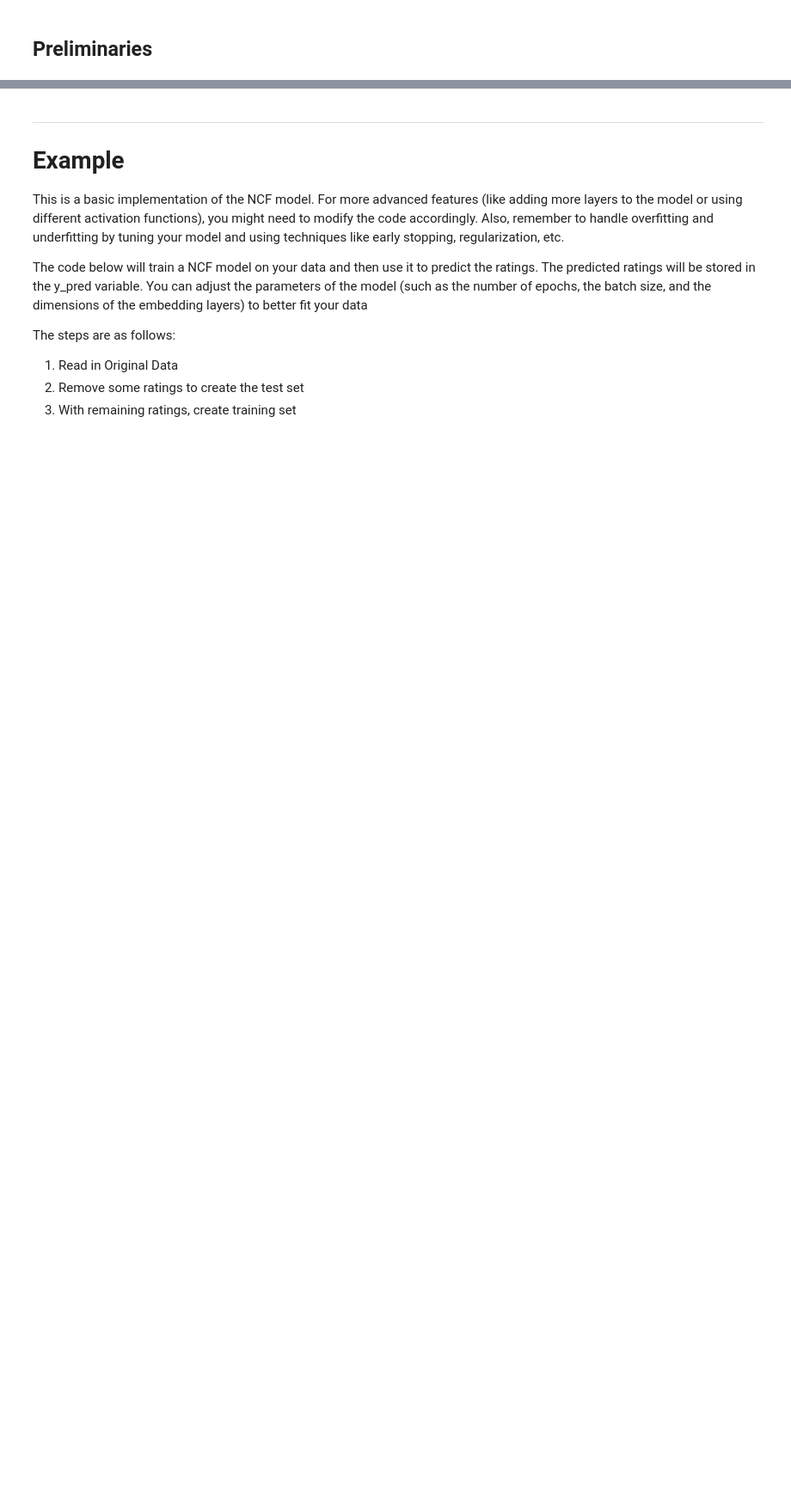
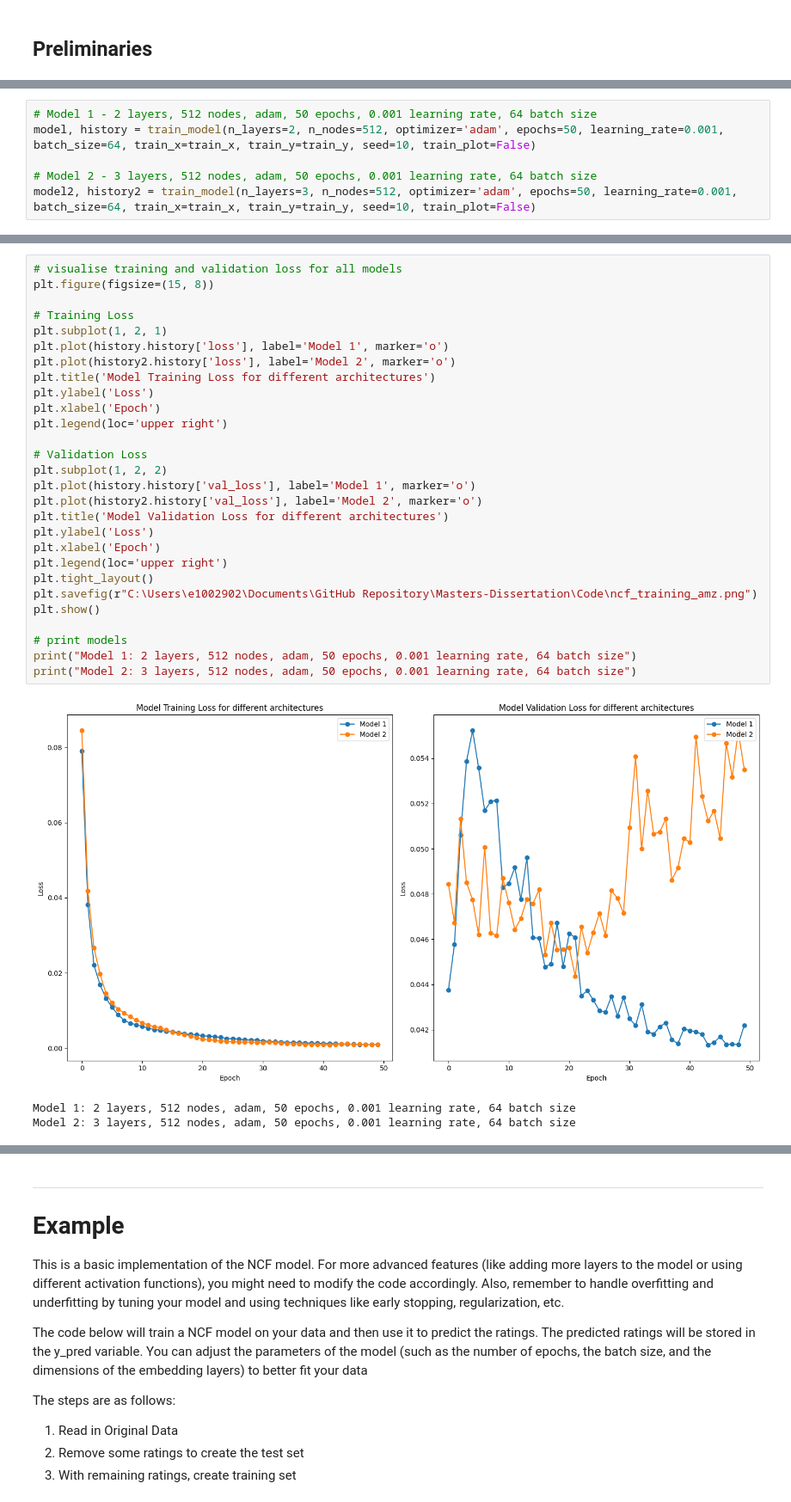
Before and after one commit to pavsingh7/Masters-Dissertation, a Jupyter notebook: Code/7 neural_collab_filtering.ipynb, the cells around one changed output, grey strips where cells are left out. Shown at 86% size. Cells and saved outputs as stored; diff of their text form; blank space fills up the shorter version.

Commit message:
applied amazon data on models

```diff
--- a/Code/7 neural_collab_filtering.ipynb
+++ b/Code/7 neural_collab_filtering.ipynb
@@ -24,0 +231,6 @@ import tensorflow as tf
+# %%
+# Model 1 - 2 layers, 512 nodes, adam, 50 epochs, 0.001 learning rate, 64 batch size
+model, history = train_model(n_layers=2, n_nodes=512, optimizer='adam', epochs=50, learning_rate=0.001, batch_size=64, train_x=train_x, train_y=train_y, seed=10, train_plot=False)
+
+# Model 2 - 3 layers, 512 nodes, adam, 50 epochs, 0.001 learning rate, 64 batch size
+model2, history2 = train_model(n_layers=3, n_nodes=512, optimizer='adam', epochs=50, learning_rate=0.001, batch_size=64, train_x=train_x, train_y=train_y, seed=10, train_plot=False)
@@ -24,0 +255,32 @@ import tensorflow as tf
+# %%
+# visualise training and validation loss for all models
+plt.figure(figsize=(15, 8))
+
+# Training Loss
+plt.subplot(1, 2, 1)
+plt.plot(history.history['loss'], label='Model 1', marker='o')
+plt.plot(history2.history['loss'], label='Model 2', marker='o')
+plt.title('Model Training Loss for different architectures')
+plt.ylabel('Loss')
+plt.xlabel('Epoch')
+plt.legend(loc='upper right')
+
+# Validation Loss
+plt.subplot(1, 2, 2)
+plt.plot(history.history['val_loss'], label='Model 1', marker='o')
+plt.plot(history2.history['val_loss'], label='Model 2', marker='o')
+plt.title('Model Validation Loss for different architectures')
+plt.ylabel('Loss')
+plt.xlabel('Epoch')
+plt.legend(loc='upper right')
+plt.tight_layout()
+plt.savefig(r"C:\Users\e1002902\Documents\GitHub Repository\Masters-Dissertation\Code\ncf_training_amz.png")
+plt.show()
+
+# print models
+print("Model 1: 2 layers, 512 nodes, adam, 50 epochs, 0.001 learning rate, 64 batch size")
+print("Model 2: 3 layers, 512 nodes, adam, 50 epochs, 0.001 learning rate, 64 batch size")
+# %% [output]
+[figure, added]
+Model 1: 2 layers, 512 nodes, adam, 50 epochs, 0.001 learning rate, 64 batch size
+Model 2: 3 layers, 512 nodes, adam, 50 epochs, 0.001 learning rate, 64 batch size
```
Also changed, not shown: parts of 17 cells of this notebook, 1 other file.
